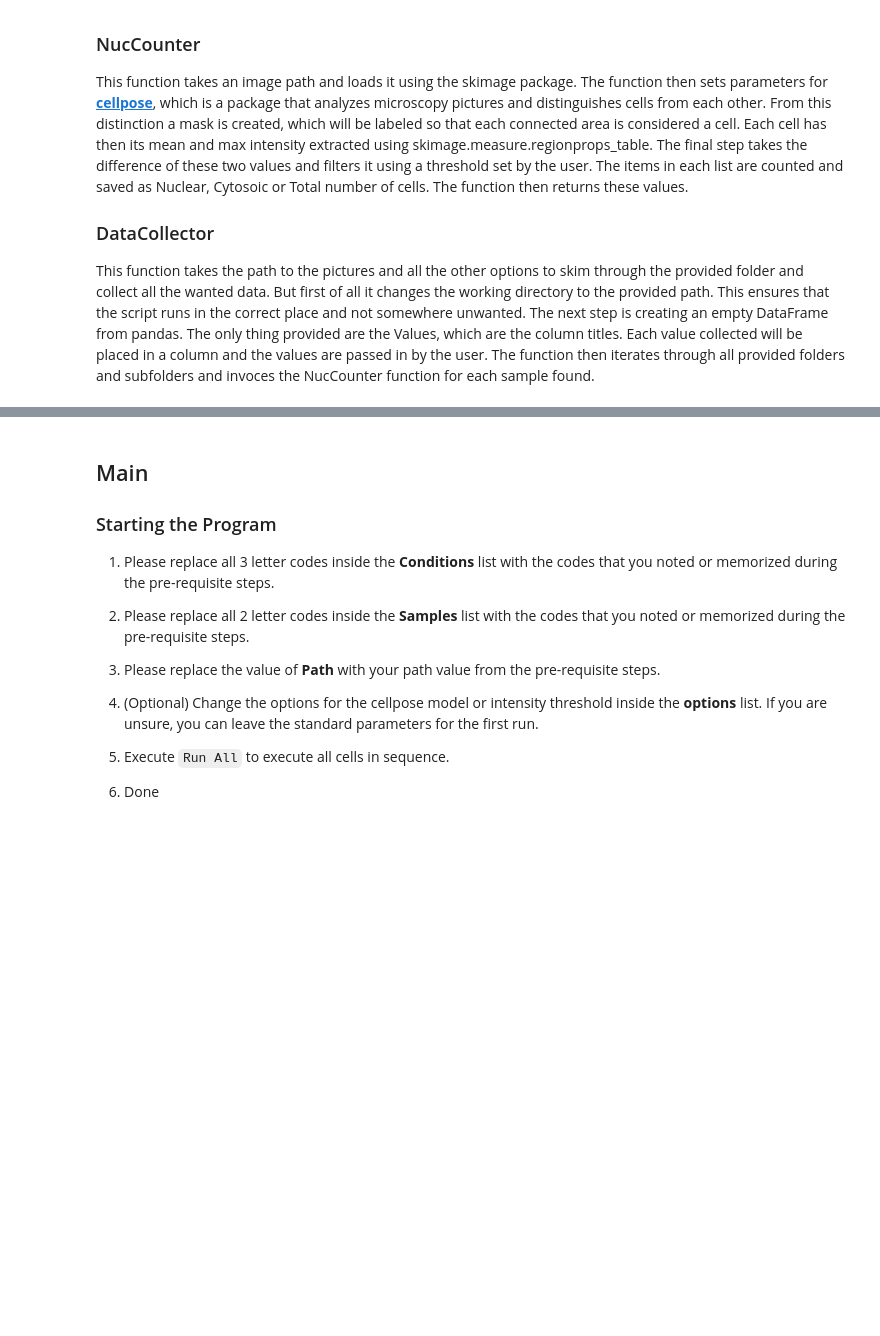
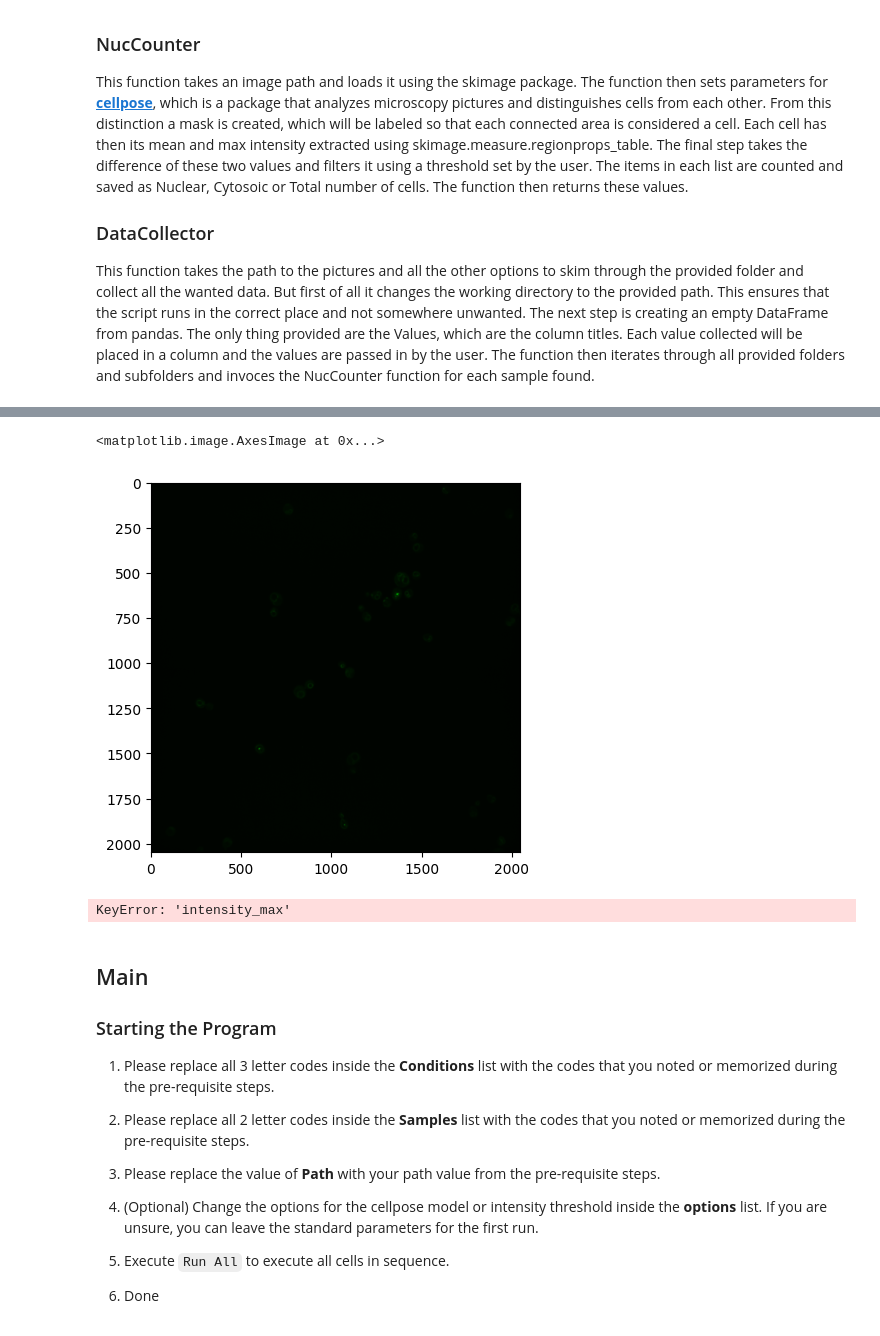
Before and after one commit to Cythion/NCC, a Jupyter notebook: CellCounter.ipynb, the cells around one changed output, grey strips where cells are left out. Cells and saved outputs as stored; diff of their text form; code cells hidden in the pictures; blank space fills up the shorter version.

```diff
--- a/CellCounter.ipynb
+++ b/CellCounter.ipynb
@@ -136,3 +147,13 @@ def DataVisualizer(Data,PlotType='bar',Title='',XLabel='',YLabel=''):
+# %%
+plt.imshow(img)
+# %% [output]
+<matplotlib.image.AxesImage at 0x...>
+[figure, added]
+# %%
+N,T,C = NucCounter(image="./GFP_Tor1_AS_clone 4.tif",intensity_threshold=20)
+print(N,T,C)
+# %% [output]
+KeyError: 'intensity_max'
 # %% [markdown]
 ## Main
 ### Starting the Program
```
Also changed, not shown: parts of 1 cell of this notebook, 3 other files.
